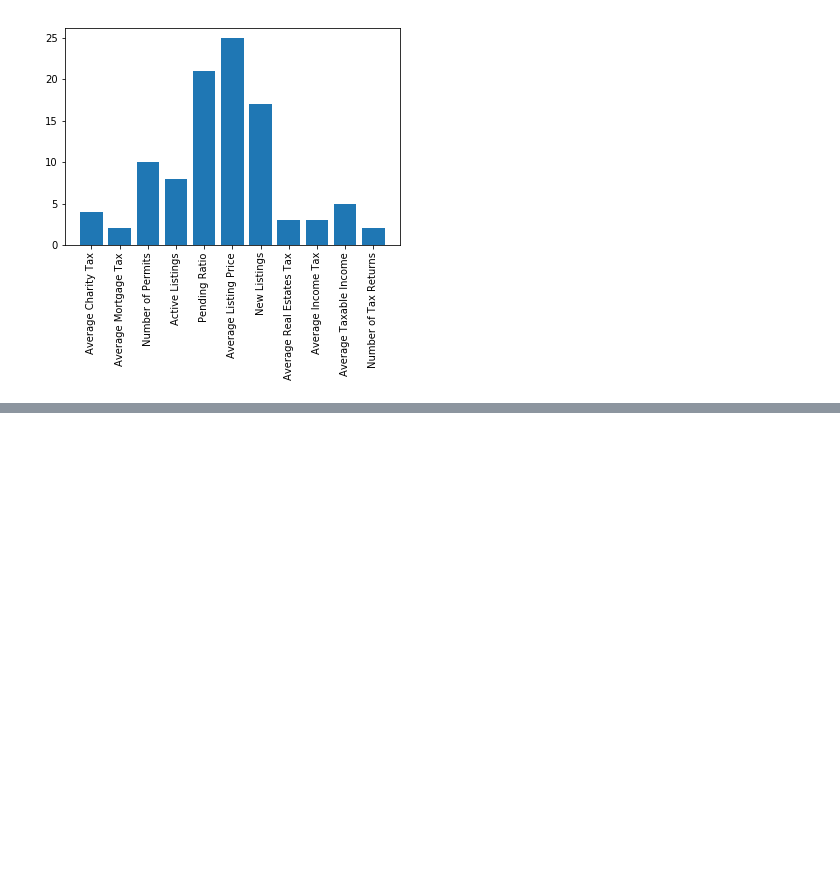
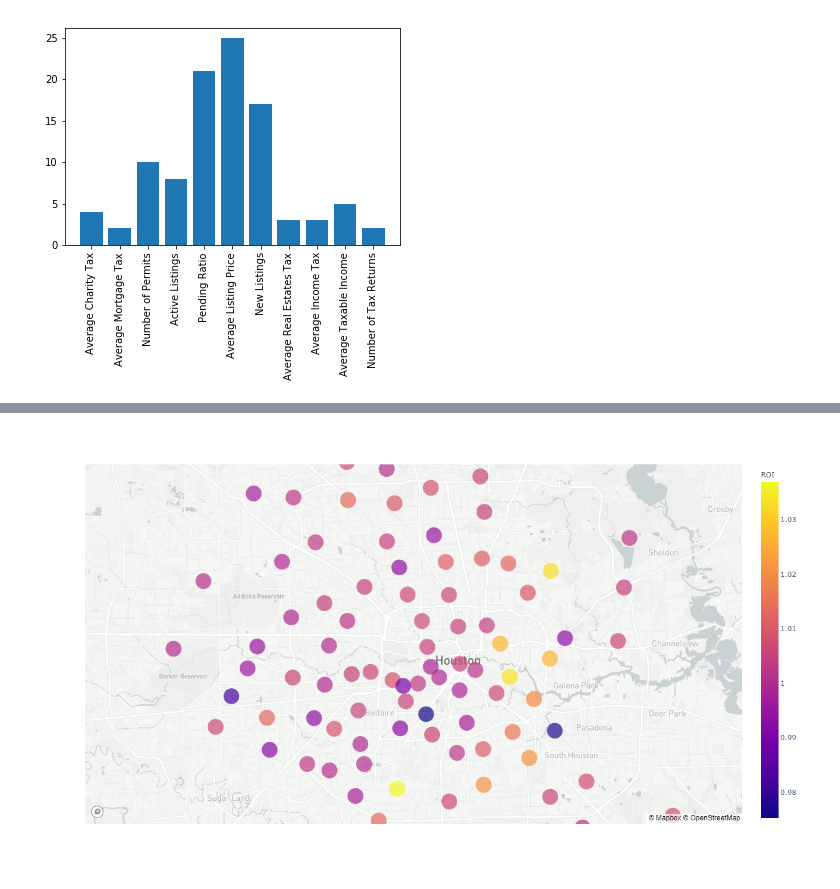
Before and after one commit to dovu93/Real_Estate_Investment_Identifier, a Jupyter notebook: Notebooks/Copy_Code_Vu.ipynb, the cells around one changed output, grey strips where cells are left out. Saved outputs shown, nothing was run; the diff lists cells and outputs as text; code cells hidden in the pictures; blank space fills up the shorter version.

```diff
--- a/Notebooks/Copy_Code_Vu.ipynb
+++ b/Notebooks/Copy_Code_Vu.ipynb
@@ -669,0 +764,10 @@ plt.show()
+# %%
+df = df.set_index("zip_code").transpose()
+# %%
+df = df.set_index("zip_code").transpose()
+lat_long_zip_roi_df = pd.concat([zip_lat_df, zip_long_df, df], join="inner").transpose()
+lat_long_zip_roi_df.columns = ('Latitude', 'Longitude', 'ROI')
+lat_long_zip_roi_df.reset_index(inplace = True)
+# %%
+lat_long_zip_roi_df.reset_index(inplace = True)
+lat_long_zip_roi_df
@@ -669,0 +795,17 @@ plt.show()
+# %%
+map = px.scatter_mapbox(
+    lat_long_zip_roi_df,
+    lat="Latitude",
+    lon="Longitude",
+    #text="Zip",
+    size="ROI",
+    color="ROI",
+    hover_name="index",
+    zoom=10,
+    height = 750
+)
+
+# Display the map
+map.show()
+# %% [output]
+[figure, added]
```
Also changed, not shown: parts of 24 cells of this notebook, 1 other file.
